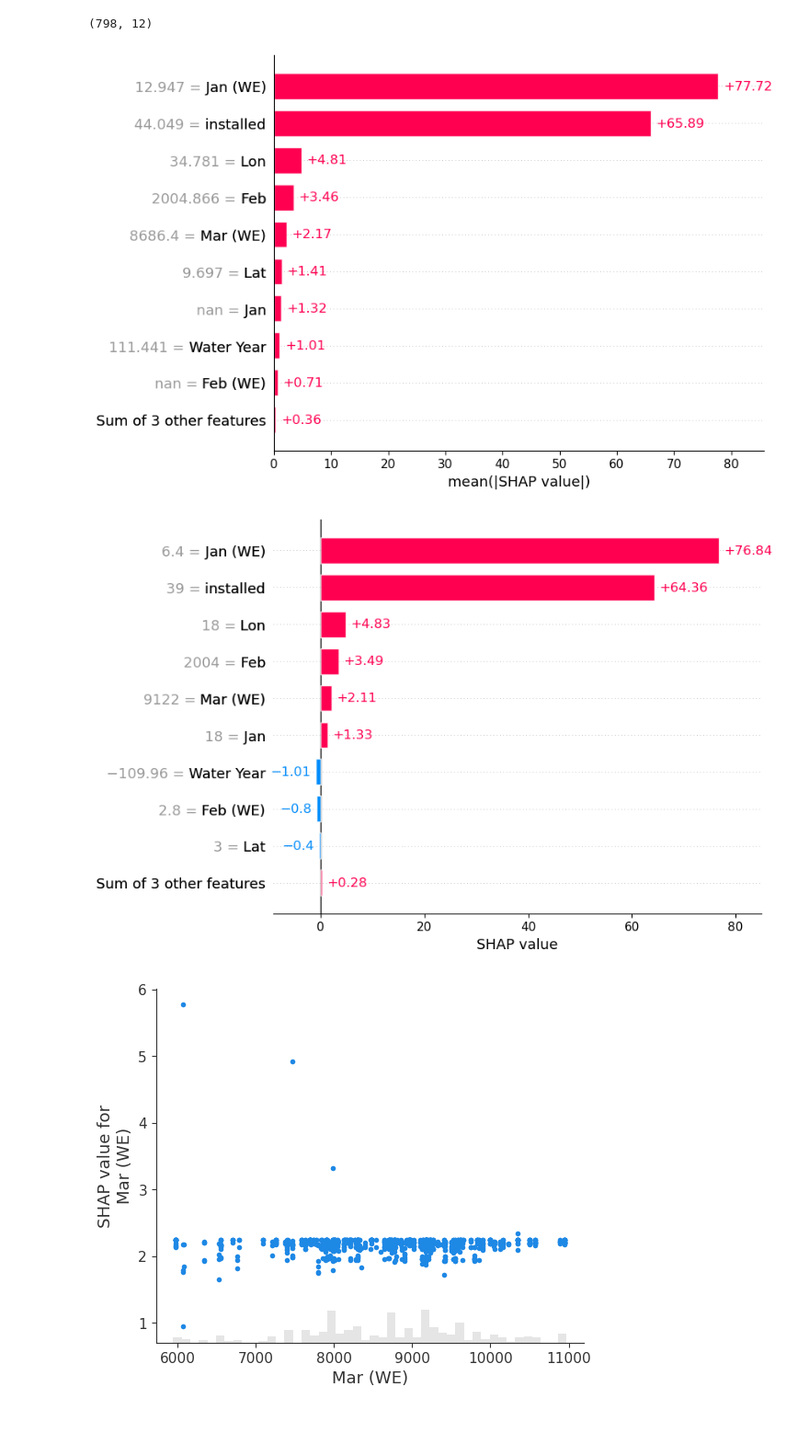
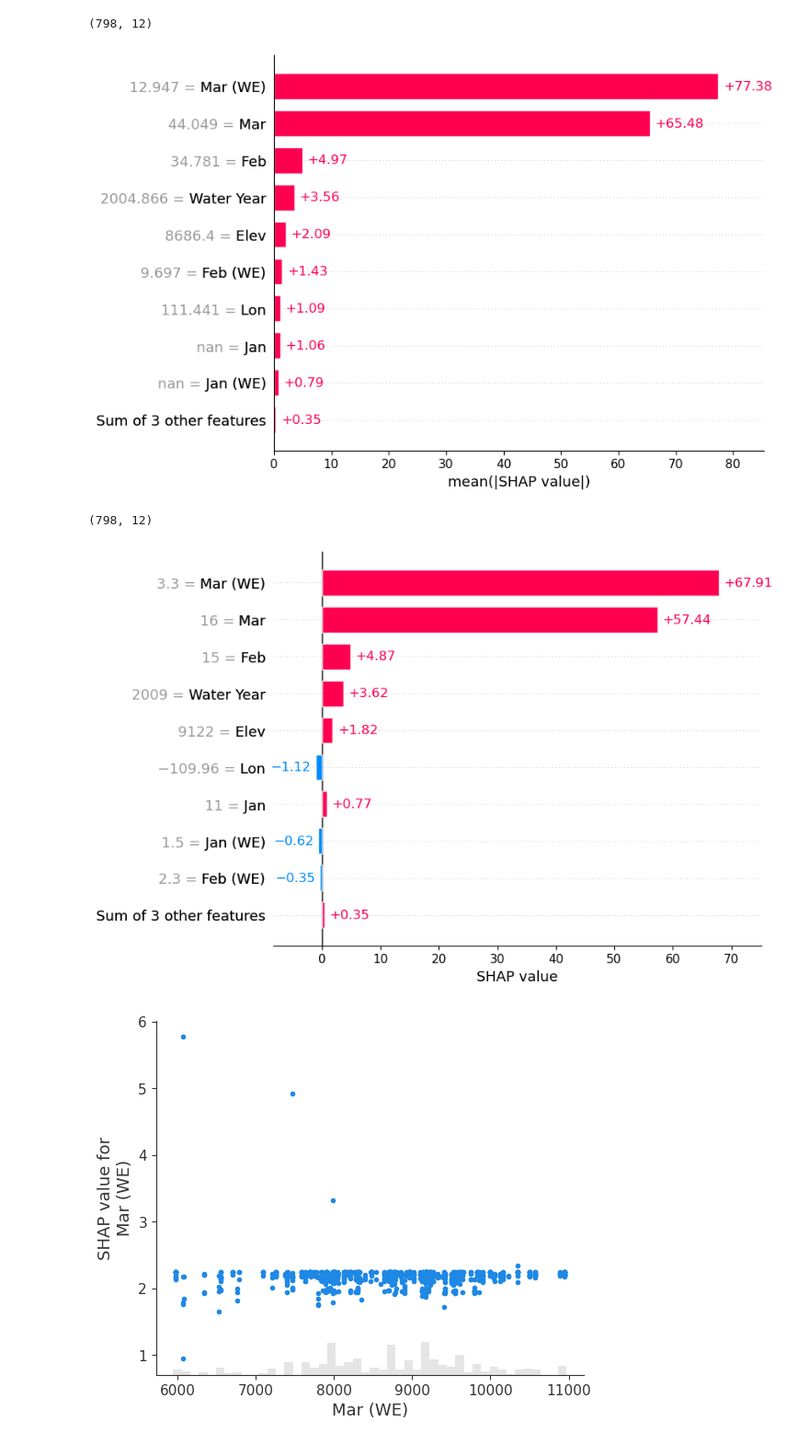
Before and after one commit to aajb99/final_proj_486, a Jupyter notebook: final_mod_rf.ipynb, the cells around one changed output. Shown at 92% size. Saved outputs shown, nothing was run; the diff lists cells and outputs as text; code cells hidden in the pictures.

```diff
--- a/final_mod_rf.ipynb
+++ b/final_mod_rf.ipynb
@@ -536,7 +576,7 @@ sv.shape
 (798, 12)
 # %%
 # exp = shap.Explanation(sv[0], sv.base_values[0], X, feature_names=sorted_feature_names)
-exp = shap.Explanation(sv, sv.base_values, X, feature_names=sorted_feature_names)
+exp = shap.Explanation(sv, sv.base_values, X, feature_names=X_train.columns)
 # %%
 exp.shape
 # %% [output]
@@ -555,11 +595,15 @@ exp.shape
 # %%
 shap.plots.bar(exp, show_data=True)
 # %% [output]
-[figure, old version]
+[figure, new version]
+# %%
+exp.shape
+# %% [output]
+(798, 12)
 # %%
-shap.plots.bar(exp[20], show_data=True)
+shap.plots.bar(exp[13], show_data=True)
 # %% [output]
-[figure, old version]
+[figure, new version]
 # %%
 shap.plots.scatter(exp[:,0])
 # %% [output]
```
Also changed, not shown: parts of 16 cells of this notebook, 6 other files.
